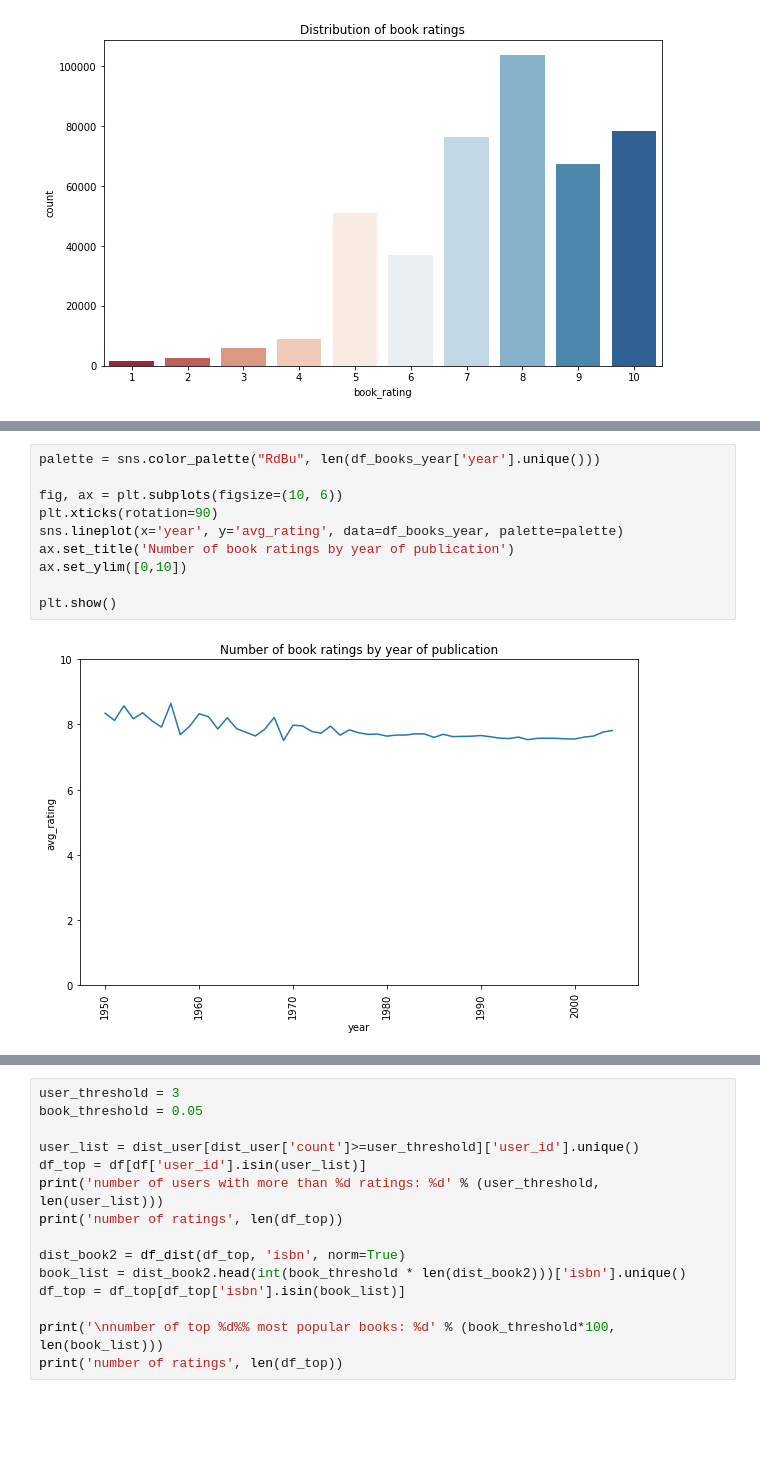
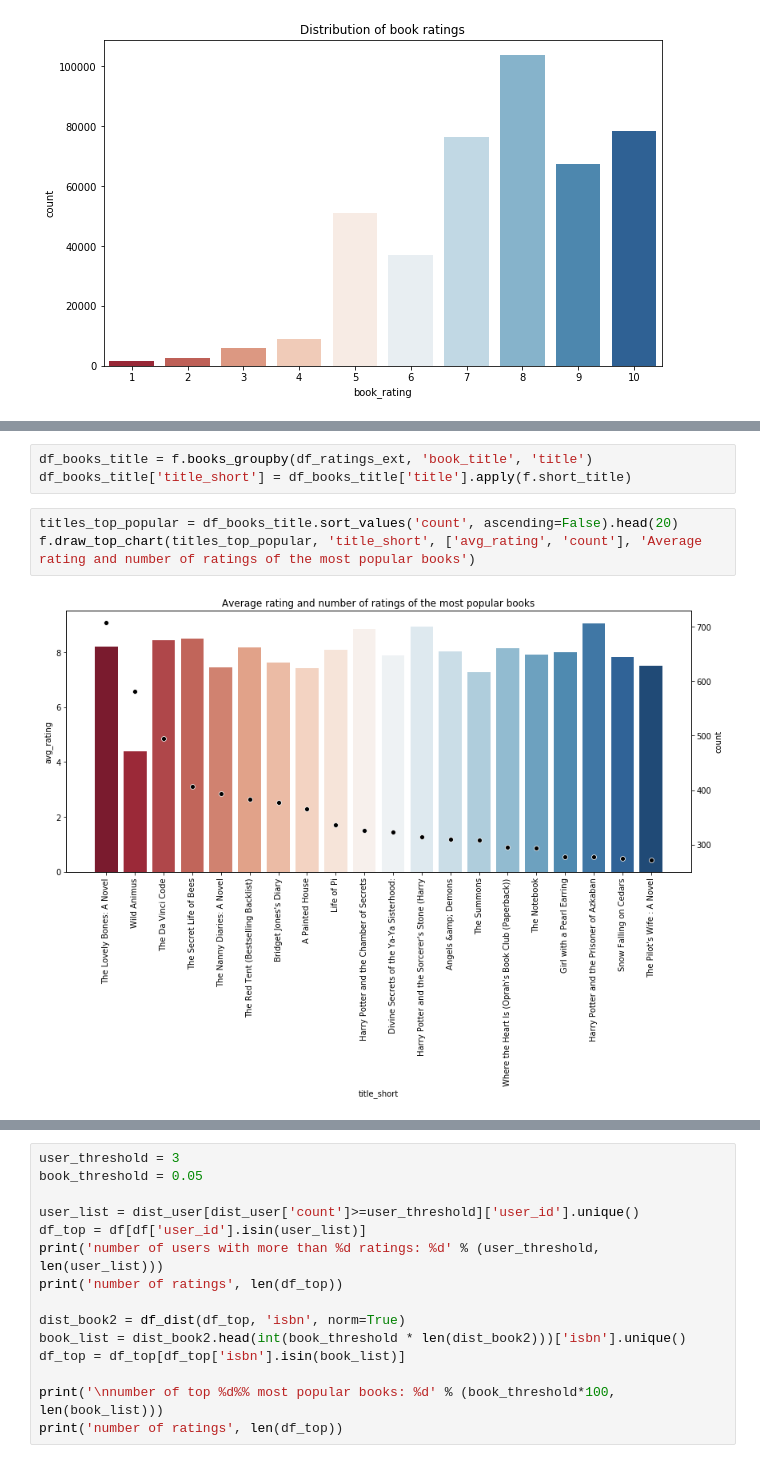
Before and after one commit to klaudia-nazarko/collaborative-filtering-python, a Jupyter notebook: intro.ipynb, the cells around one changed output, grey strips where cells are left out. Drawn from its saved outputs; the diff is of its cells as text; blank space fills up the shorter version.

```diff
--- a/intro.ipynb
+++ b/intro.ipynb
@@ -128,12 +71,8 @@ plt.show()
-# %%
-palette = sns.color_palette("RdBu", len(df_books_year['year'].unique()))
-
-fig, ax = plt.subplots(figsize=(10, 6))
-plt.xticks(rotation=90)
-sns.lineplot(x='year', y='avg_rating', data=df_books_year, palette=palette)
-ax.set_title('Number of book ratings by year of publication')
-ax.set_ylim([0,10])
-
-plt.show()
-# %% [output]
-[figure, removed]
+# %%
+df_books_title = f.books_groupby(df_ratings_ext, 'book_title', 'title')
+df_books_title['title_short'] = df_books_title['title'].apply(f.short_title)
+# %%
+titles_top_popular = df_books_title.sort_values('count', ascending=False).head(20)
+f.draw_top_chart(titles_top_popular, 'title_short', ['avg_rating', 'count'], 'Average rating and number of ratings of the most popular books')
+# %% [output]
+[figure, added]
```
Also changed, not shown: parts of 32 cells of this notebook, 1 other file.
